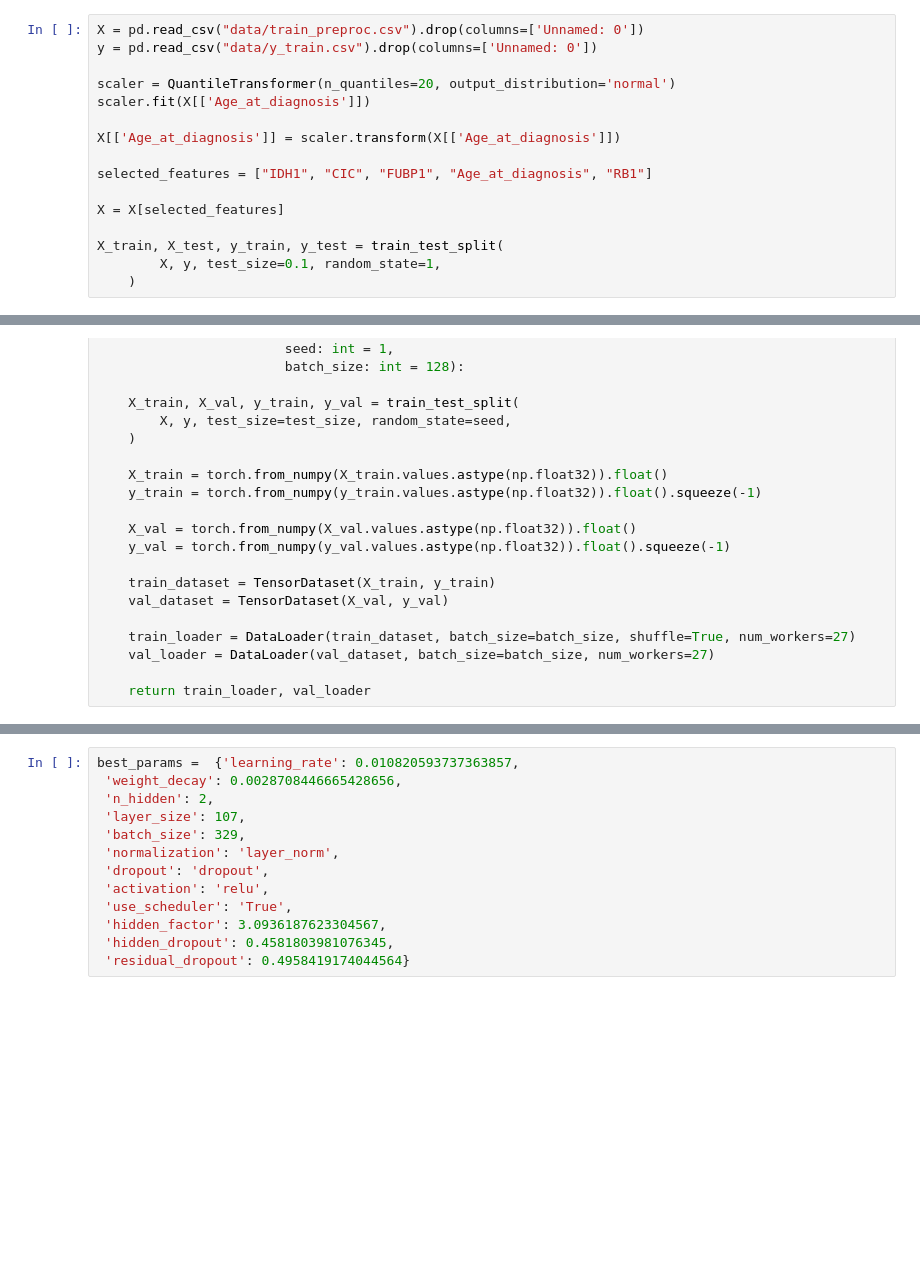
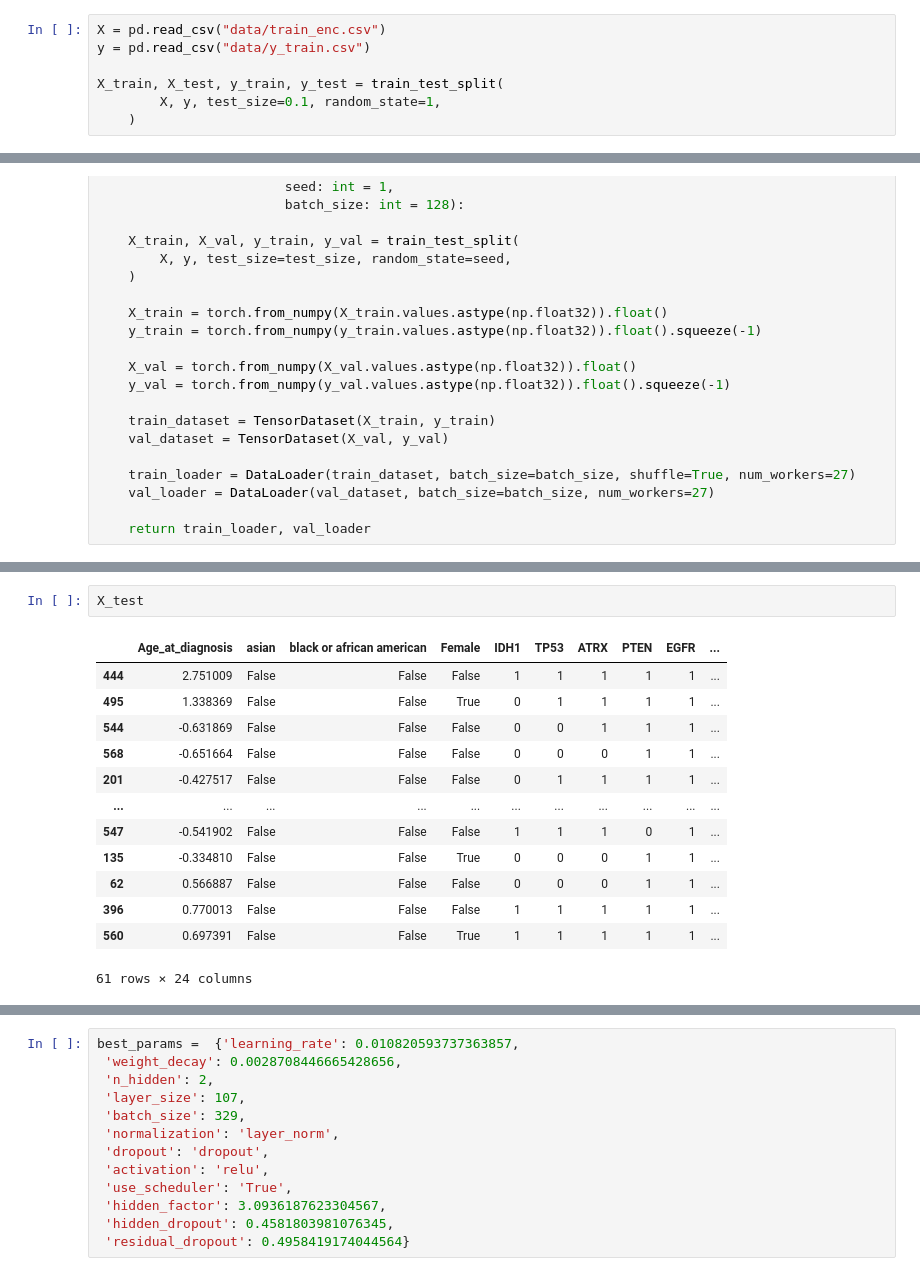
Before and after one commit to a13xbb/ml-labs-mag, a Jupyter notebook: lab1/resnet_pipeline.ipynb, the cells around one changed output, grey strips where cells are left out. Drawn from its saved outputs; the diff is of its cells as text; blank space fills up the shorter version.

```diff
--- a/lab1/resnet_pipeline.ipynb
+++ b/lab1/resnet_pipeline.ipynb
@@ -19,15 +22,6 @@ pl.seed_everything(1, workers=True)
 # %%
-X = pd.read_csv("data/train_preproc.csv").drop(columns=['Unnamed: 0'])
-y = pd.read_csv("data/y_train.csv").drop(columns=['Unnamed: 0'])
-
-scaler = QuantileTransformer(n_quantiles=20, output_distribution='normal')
-scaler.fit(X[['Age_at_diagnosis']])
-
-X[['Age_at_diagnosis']] = scaler.transform(X[['Age_at_diagnosis']])
-
-selected_features = ["IDH1", "CIC", "FUBP1", "Age_at_diagnosis", "RB1"]
-
-X = X[selected_features]
+X = pd.read_csv("data/train_enc.csv")
+y = pd.read_csv("data/y_train.csv")
 
 X_train, X_test, y_train, y_test = train_test_split(
         X, y, test_size=0.1, random_state=1,
@@ -93,3 +88,19 @@ def predict(model: torch.nn.Module, X_test: np.ndarray, threshold: float = 0.5)
     predicted_labels = (predicted_proba >= threshold).astype(np.int8)
 
     return predicted_labels
+# %%
+X_test
+# %% [output]
+|  | Age_at_diagnosis | asian | black or african american | Female | IDH1 | TP53 | ATRX | PTEN | EGFR | ... |
+| 444 | 2.751009 | False | False | False | 1 | 1 | 1 | 1 | 1 | ... |
+| 495 | 1.338369 | False | False | True | 0 | 1 | 1 | 1 | 1 | ... |
+| 544 | -0.631869 | False | False | False | 0 | 0 | 1 | 1 | 1 | ... |
+| 568 | -0.651664 | False | False | False | 0 | 0 | 0 | 1 | 1 | ... |
+| 201 | -0.427517 | False | False | False | 0 | 1 | 1 | 1 | 1 | ... |
+| ... | ... | ... | ... | ... | ... | ... | ... | ... | ... | ... |
+| 547 | -0.541902 | False | False | False | 1 | 1 | 1 | 0 | 1 | ... |
+| 135 | -0.334810 | False | False | True | 0 | 0 | 0 | 1 | 1 | ... |
+| 62 | 0.566887 | False | False | False | 0 | 0 | 0 | 1 | 1 | ... |
+| 396 | 0.770013 | False | False | False | 1 | 1 | 1 | 1 | 1 | ... |
+| 560 | 0.697391 | False | False | True | 1 | 1 | 1 | 1 | 1 | ... |
+61 rows × 24 columns
```
Also changed, not shown: parts of 11 cells of this notebook, 1 other file.
